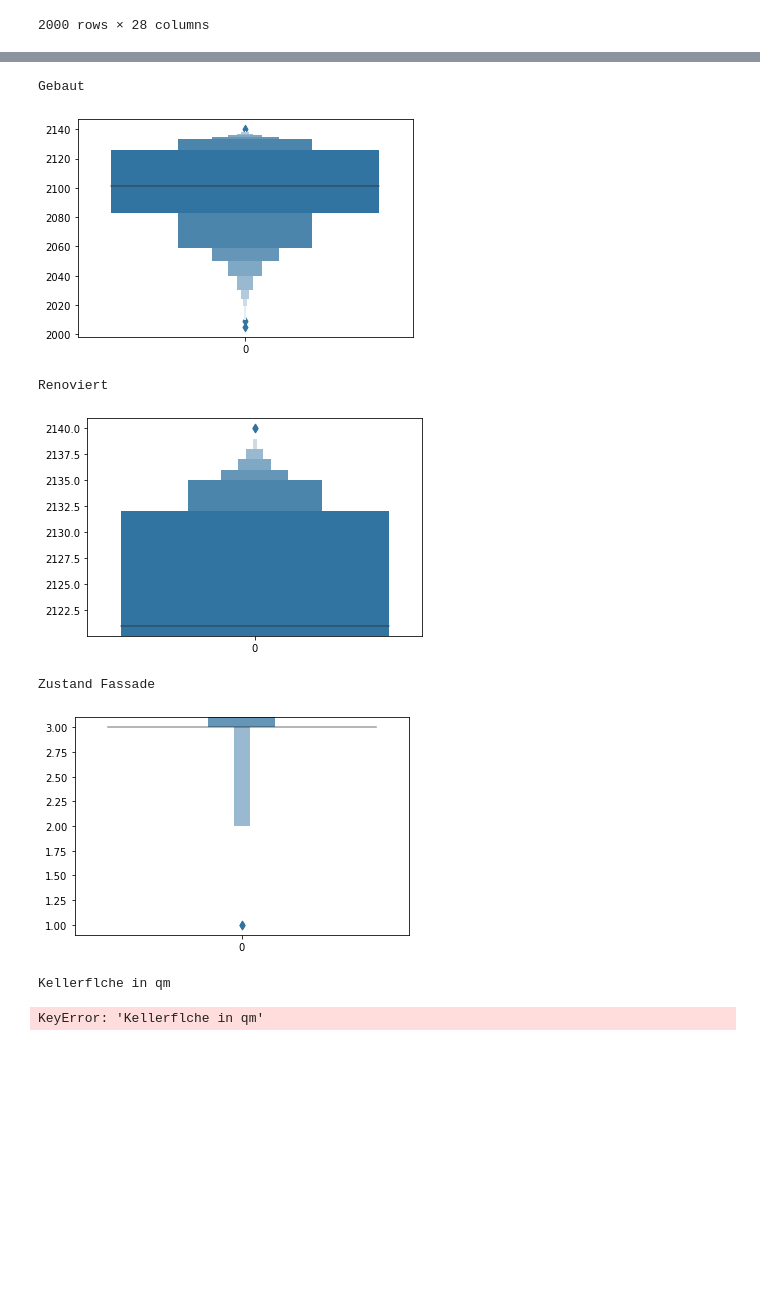
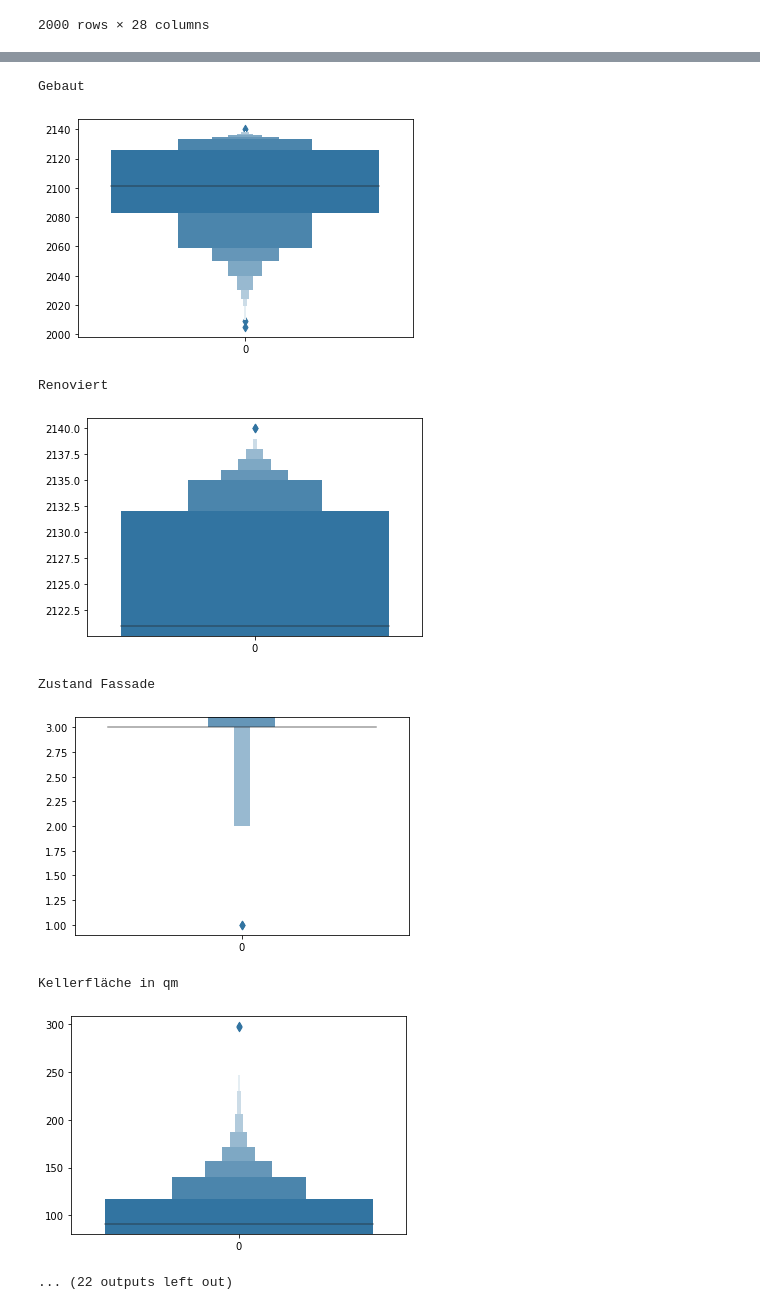
Before and after one commit to nailujx86/gotham-real-estate, a Jupyter notebook: DataScience_Projekt.ipynb, the cells around one changed output, grey strips where cells are left out. Drawn from its saved outputs; the diff is of its cells as text; code cells hidden in the pictures; blank space fills up the shorter version.

```diff
--- a/DataScience_Projekt.ipynb
+++ b/DataScience_Projekt.ipynb
@@ -43,30 +43,31 @@ import matplotlib.pyplot as plt
 # %%
 #dataset_noprice = dataset[dataset.columns.difference(['Preis', 'Grundstück in qm'])]
 plt.figure(figsize = (10, 10))
 
 #sb.boxplot(data = dataset_noprice)
 columns = ['Grundstück in qm', 'Zustand', 'Gebaut',
-           'Renoviert', 'Zustand Fassade', 'Kellerflche in qm',
+           'Renoviert', 'Zustand Fassade', 'Kellerfläche in qm',
            'Erster Stock in qm', 'Zweiter Stock in qm', 'Wohnfläche in qm',
-           'Schlafzimmer', 'Küchen', 'Küchenqualitt', 'Räume', 'Garagenkapazität',
+           'Schlafzimmer', 'Küchen', 'Küchenqualität', 'Räume', 'Garagenkapazität',
            'Verkaufsmonat', 'Verkaufsjahr', 'Preis']
 for column in columns:
   print(column)
   sb.boxenplot(data = dataset[column])
   plt.show()
   # pd.plotting.boxplot(data = dataset[[column]])
 # %% [output]
 Grundstück in qm
 [figure]
 Zustand
 [figure]
 Gebaut
 [figure]
 Renoviert
 [figure]
 Zustand Fassade
 [figure]
-Kellerflche in qm
+Kellerfläche in qm
+[figure, added]
-KeyError: 'Kellerflche in qm'
+... (22 outputs left out)
 # %%
 sb.boxenplot(data = dataset[['Verkaufsjahr', 'Preis']], x = 'Verkaufsjahr', y= 'Preis')
```
Also changed, not shown: parts of 3 cells of this notebook.
